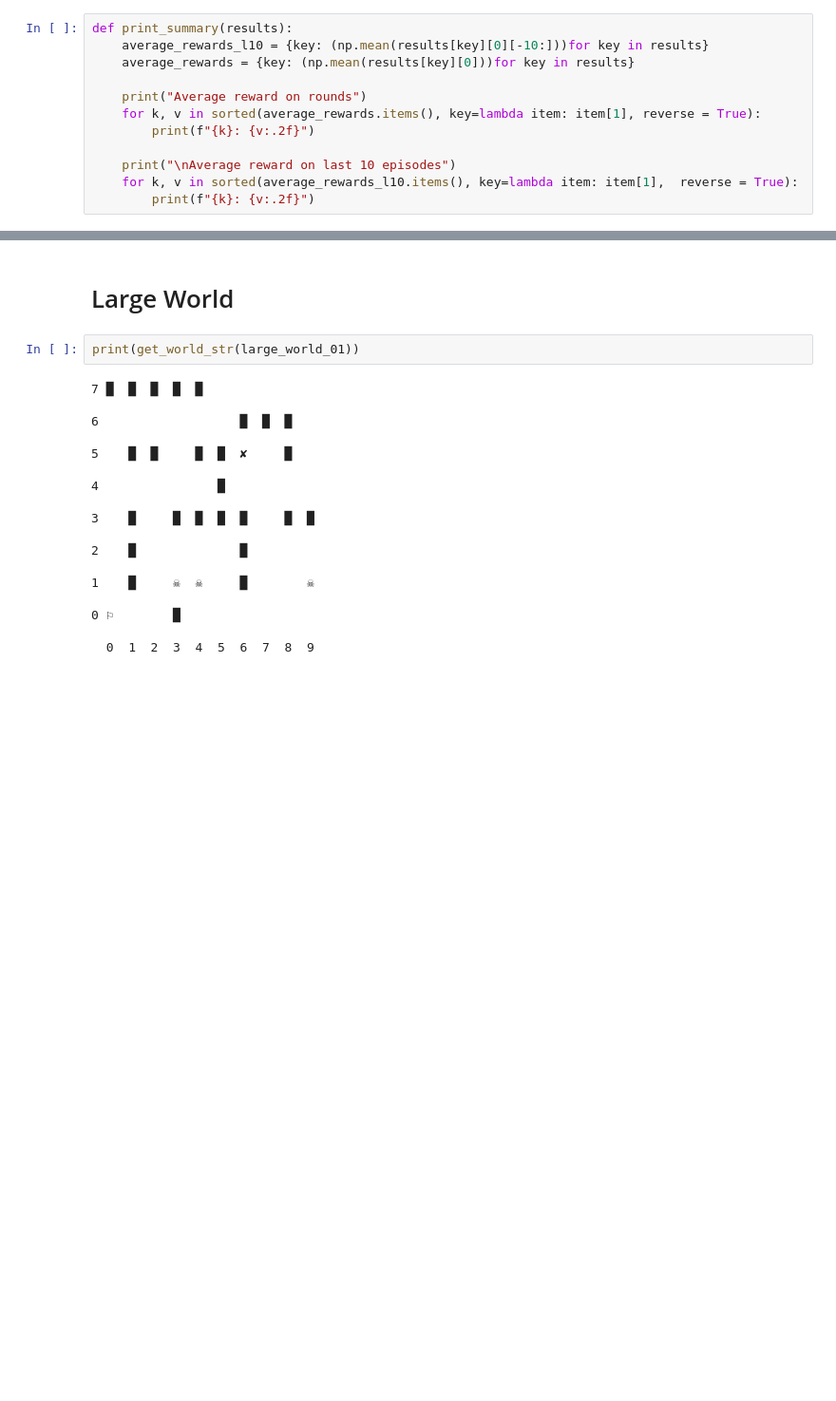
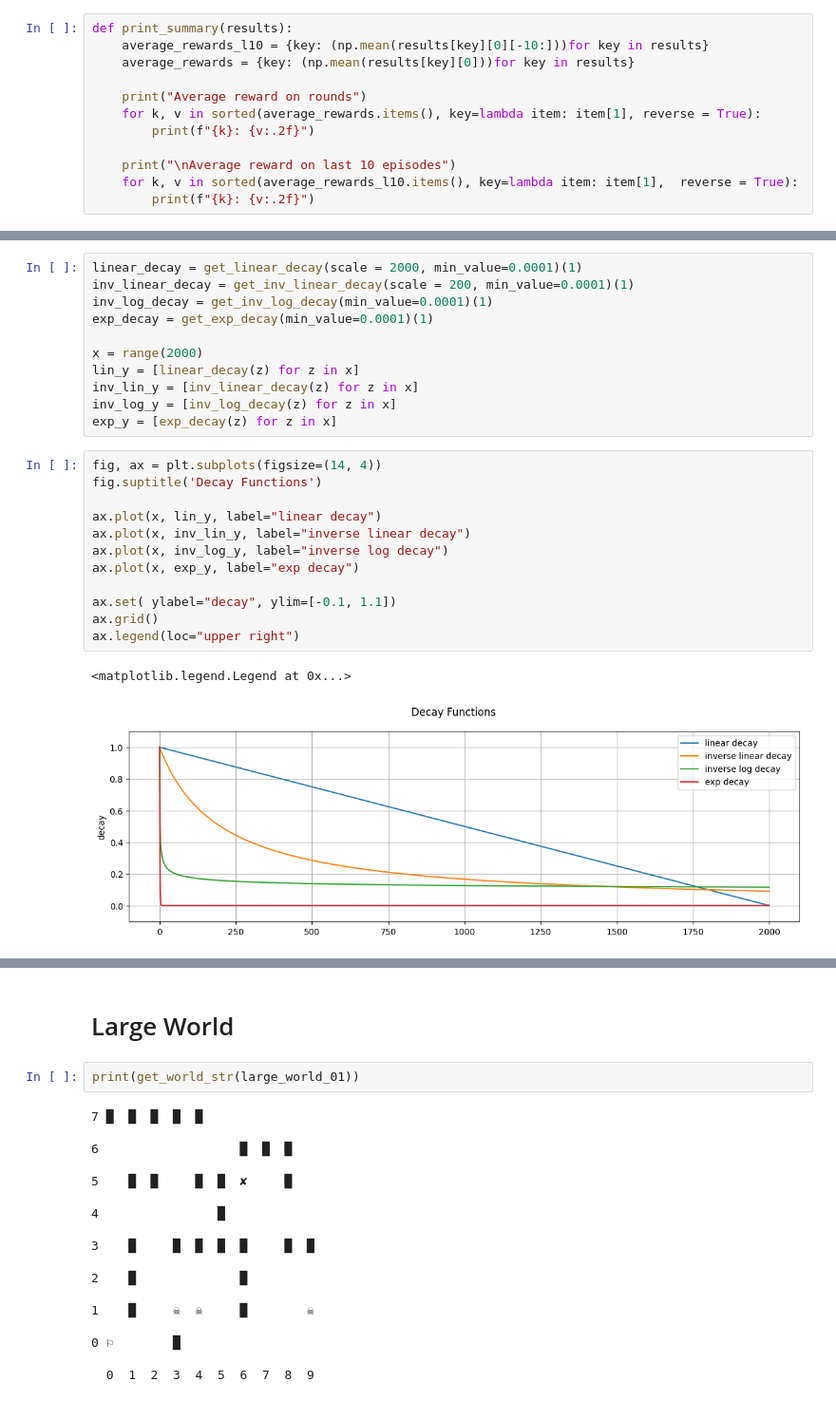
Before and after one commit to hmeretti/grid-world, a Jupyter notebook: notebooks/experiments/tunnning/sarsa.ipynb, the cells around one changed output, grey strips where cells are left out. Shown at 95% size. Saved outputs shown, nothing was run; the diff lists cells and outputs as text; blank space fills up the shorter version.

```diff
--- a/notebooks/experiments/tunnning/sarsa.ipynb
+++ b/notebooks/experiments/tunnning/sarsa.ipynb
@@ -328,0 +270,26 @@ Average length on last 10 episodes
+# %%
+linear_decay = get_linear_decay(scale = 2000, min_value=0.0001)(1)
+inv_linear_decay = get_inv_linear_decay(scale = 200, min_value=0.0001)(1)
+inv_log_decay = get_inv_log_decay(min_value=0.0001)(1)
+exp_decay = get_exp_decay(min_value=0.0001)(1)
+
+x = range(2000)
+lin_y = [linear_decay(z) for z in x]
+inv_lin_y = [inv_linear_decay(z) for z in x]
+inv_log_y = [inv_log_decay(z) for z in x]
+exp_y = [exp_decay(z) for z in x]
+# %%
+fig, ax = plt.subplots(figsize=(14, 4))
+fig.suptitle('Decay Functions')
+
+ax.plot(x, lin_y, label="linear decay")
+ax.plot(x, inv_lin_y, label="inverse linear decay")
+ax.plot(x, inv_log_y, label="inverse log decay")
+ax.plot(x, exp_y, label="exp decay")
+
+ax.set( ylabel="decay", ylim=[-0.1, 1.1])
+ax.grid()
+ax.legend(loc="upper right")
+# %% [output]
+<matplotlib.legend.Legend at 0x...>
+[figure, added]
```
Also changed, not shown: parts of 45 cells of this notebook, 4 other files.
